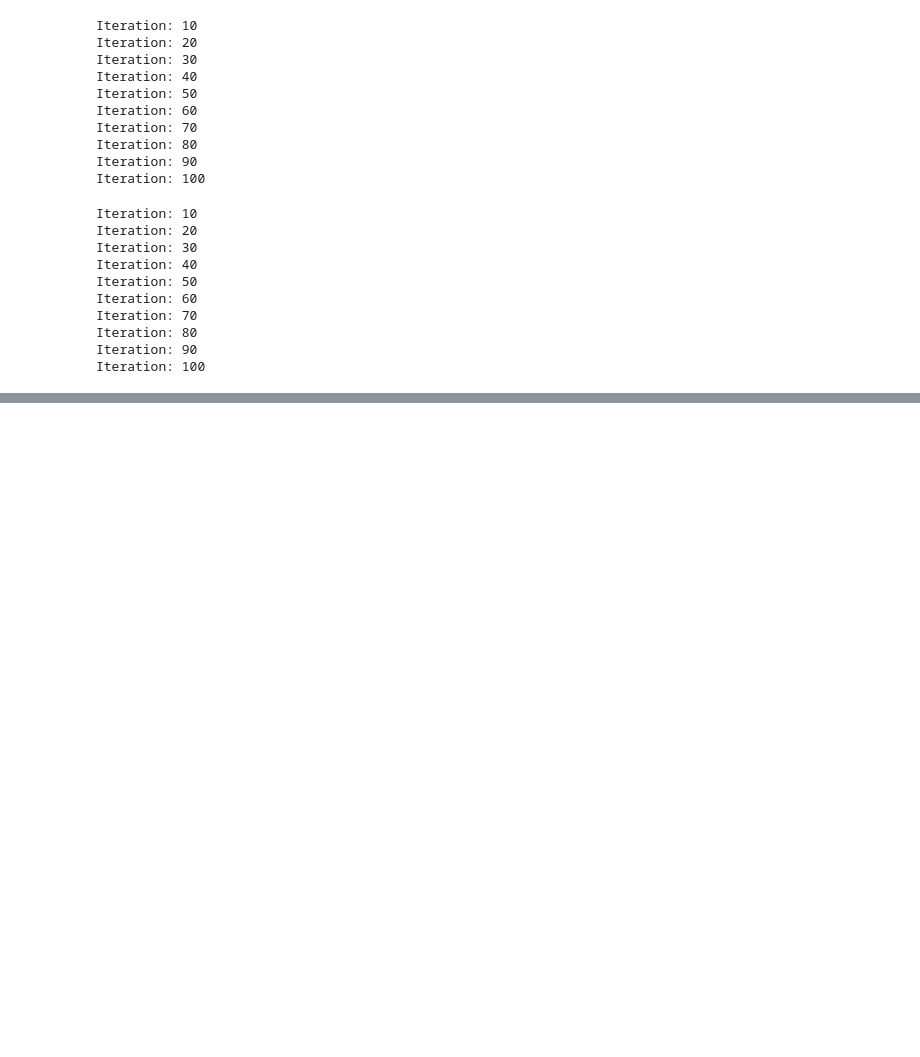
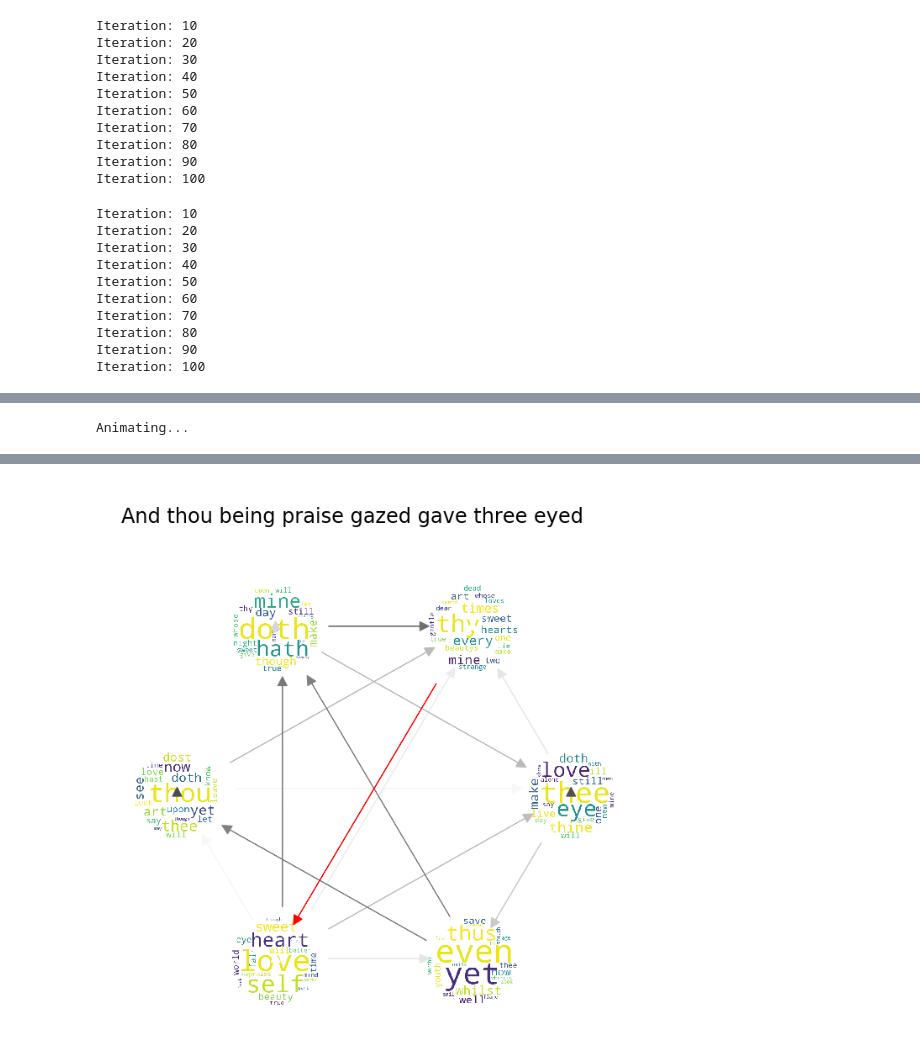
Before and after one commit to amandaliusa/cs155-shakespeare, a Jupyter notebook: unsupervised_hmm_lines.ipynb, the cells around one changed output, grey strips where cells are left out. Cells and saved outputs as stored; diff of their text form; code cells hidden in the pictures; blank space fills up the shorter version.

```diff
--- a/unsupervised_hmm_lines.ipynb
+++ b/unsupervised_hmm_lines.ipynb
@@ -356,0 +443,7 @@ wordclouds = states_to_wordclouds(hmm12, obs_map)
+# %%
+from IPython.display import HTML
+
+anim = animate_emission(hmm6, obs_map, M=8)
+HTML(anim.to_html5_video())
+# %% [output]
+Animating...
@@ -357,3 +451,4 @@ wordclouds = states_to_wordclouds(hmm12, obs_map)
+[figure, added]
 # %%
 from IPython.display import HTML
 
```
Also changed, not shown: parts of 22 cells of this notebook, 17 other files.
